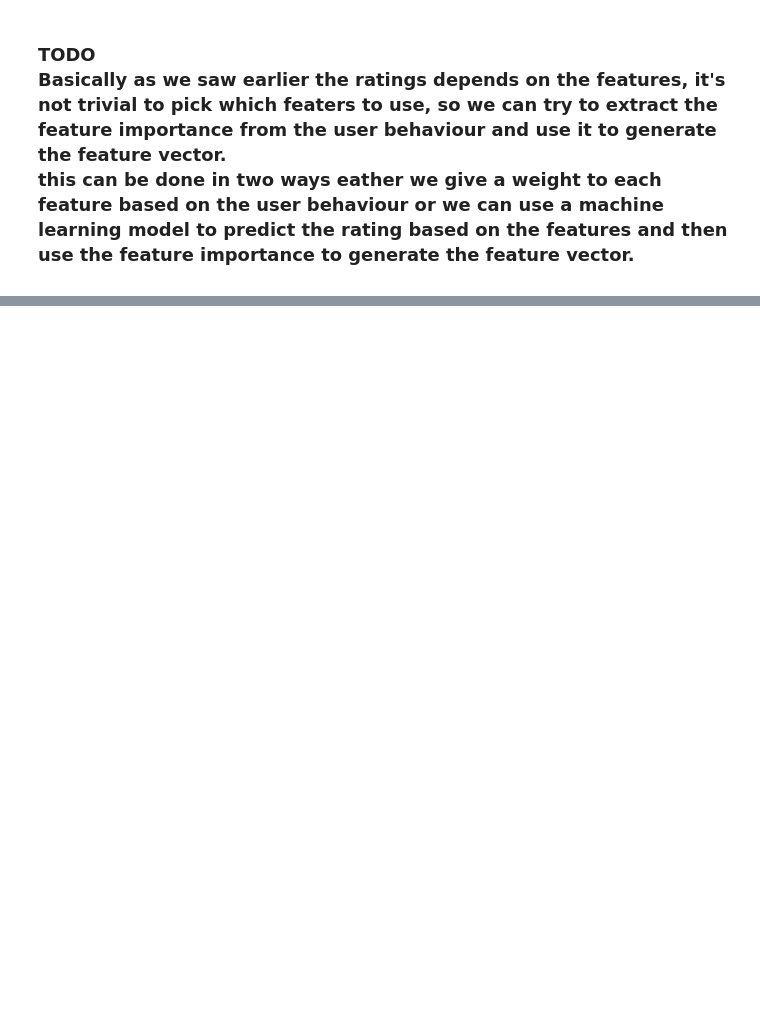
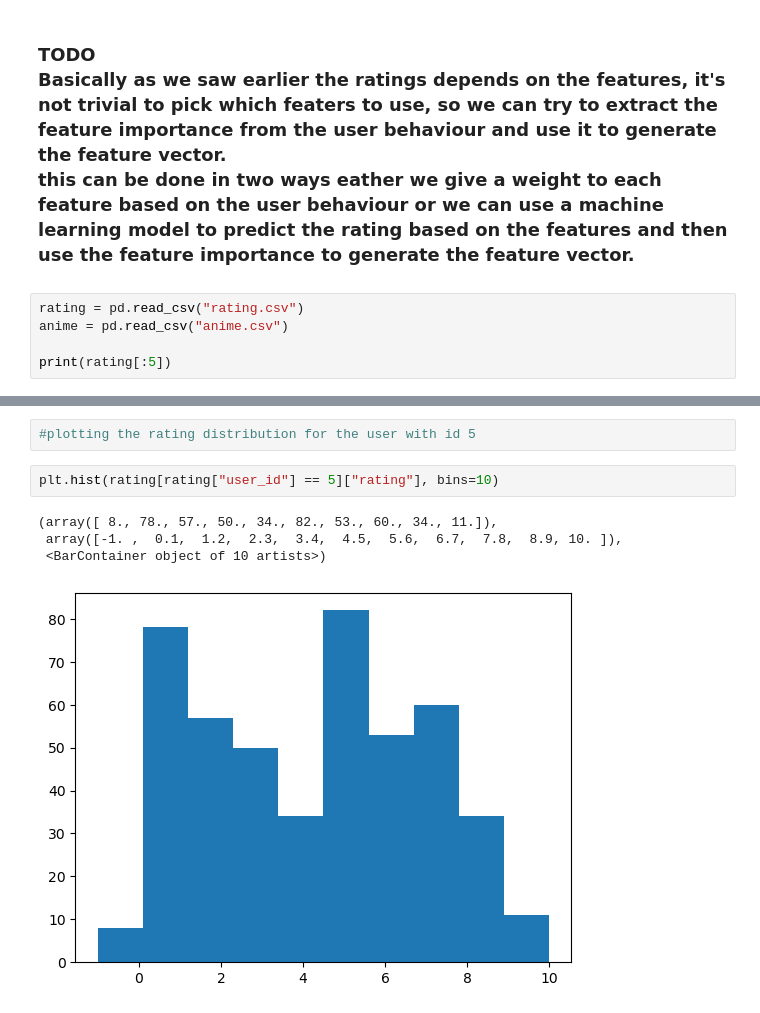
Before and after one commit to SamuelCorecco/05_ComicBook, a Jupyter notebook: Assignment_yassine.ipynb, the cells around one changed output, grey strips where cells are left out. Saved outputs shown, nothing was run; the diff lists cells and outputs as text; blank space fills up the shorter version.

```diff
--- a/Assignment_yassine.ipynb
+++ b/Assignment_yassine.ipynb
@@ -353,3 +358,8 @@ Katekyo Hitman Reborn!
 
 Basically as we saw earlier the ratings depends on the features, it's not trivial to pick which featers to use, so we can try to extract the feature importance from the user behaviour and use it to generate the feature vector.<br>
 this can be done in two ways eather we give a weight to each feature based on the user behaviour or we can use a machine learning model to predict the rating based on the features and then use the feature importance to generate the feature vector.<br>
+# %%
+rating = pd.read_csv("rating.csv")
+anime = pd.read_csv("anime.csv")
+
+print(rating[:5])
@@ -355,0 +392,9 @@ this can be done in two ways eather we give a weight to each feature based on th
+# %%
+#plotting the rating distribution for the user with id 5
+# %%
+plt.hist(rating[rating["user_id"] == 5]["rating"], bins=10)
+# %% [output]
+(array([ 8., 78., 57., 50., 34., 82., 53., 60., 34., 11.]),
+ array([-1. ,  0.1,  1.2,  2.3,  3.4,  4.5,  5.6,  6.7,  7.8,  8.9, 10. ]),
+ <BarContainer object of 10 artists>)
+[figure, added]
```
Also changed, not shown: parts of 15 cells of this notebook.
